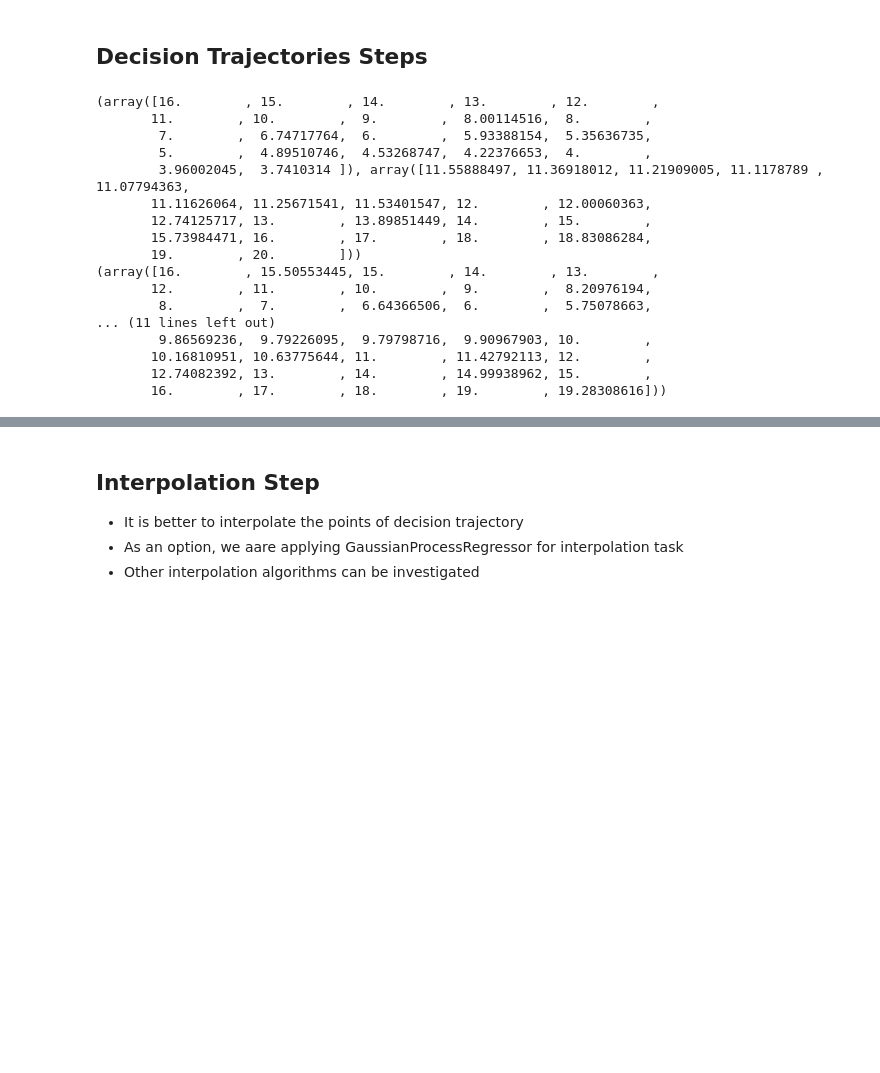
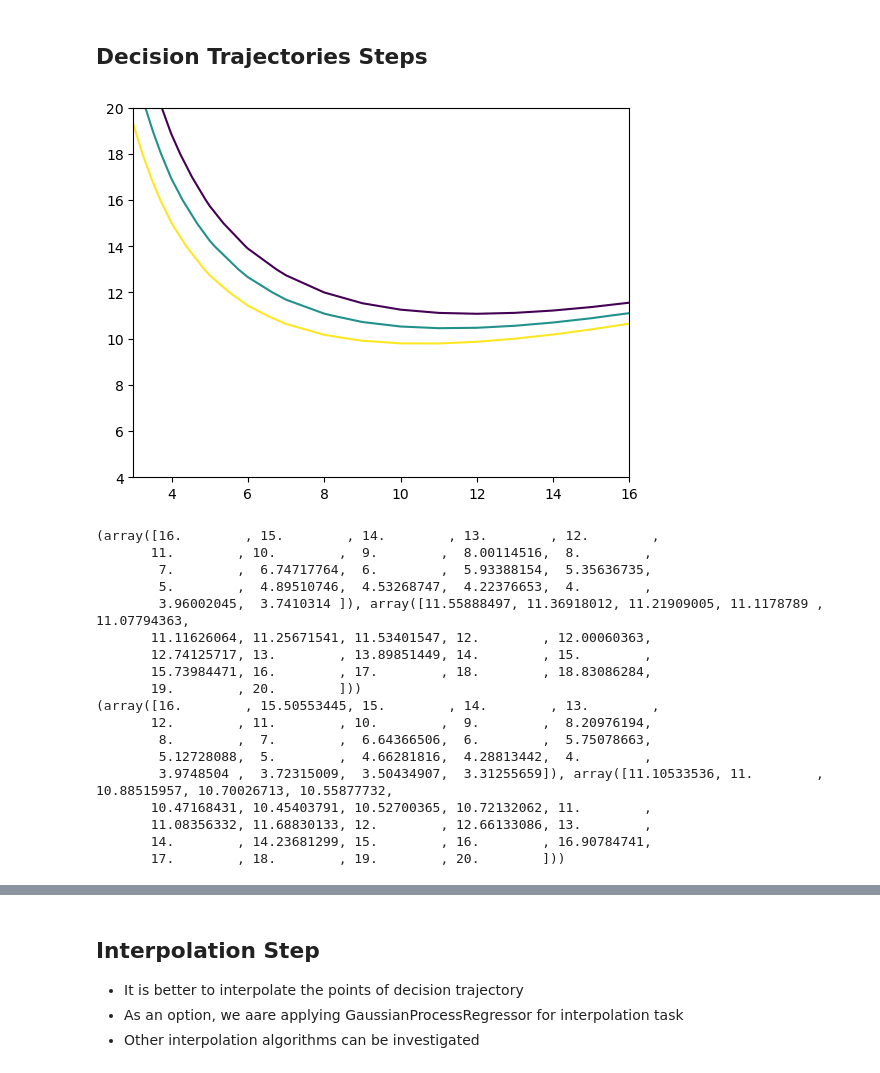
Before and after one commit to dsin85691/SSBA_For_Counterfactuals, a Jupyter notebook: All_Steps.ipynb, the cells around one changed output, grey strips where cells are left out. Cells and saved outputs as stored; diff of their text form; code cells hidden in the pictures; blank space fills up the shorter version.

```diff
--- a/All_Steps.ipynb
+++ b/All_Steps.ipynb
@@ -115,8 +84,17 @@ array([[ 8. , 12. ],
 [figure]
 # %% [markdown]
 ## Decision Trajectories Steps
+# %%
+X = X_train
+x1_min, x1_max = X[:, 0].min() - 1, X[:, 0].max() + 1
+x2_min, x2_max = X[:, 1].min() - 1, X[:, 1].max() + 1
+xx1, xx2 = np.meshgrid(np.arange(x1_min, x1_max),np.arange(x2_min, x2_max))
+Z = svm_classifier.decision_function(np.array([xx1.ravel(), xx2.ravel()]).T).reshape(xx1.shape)
+contours = plt.contour(xx1, xx2, Z, levels=[-1, 0, 1])
+# %% [output]
+[figure, added]
 # %%
-for collection in contours.collections:
+for collection in contours.collections[:2]:
     for path in collection.get_paths():
         vertices = path.vertices
         x_coords = vertices[:, 0]
@@ -135,9 +113,10 @@ for collection in contours.collections:
 (array([16.        , 15.50553445, 15.        , 14.        , 13.        ,
        12.        , 11.        , 10.        ,  9.        ,  8.20976194,
         8.        ,  7.        ,  6.64366506,  6.        ,  5.75078663,
-... (11 lines left out)
-        9.86569236,  9.79226095,  9.79798716,  9.90967903, 10.        ,
-       10.16810951, 10.63775644, 11.        , 11.42792113, 12.        ,
-       12.74082392, 13.        , 14.        , 14.99938962, 15.        ,
-       16.        , 17.        , 18.        , 19.        , 19.28308616]))
+        5.12728088,  5.        ,  4.66281816,  4.28813442,  4.        ,
+        3.9748504 ,  3.72315009,  3.50434907,  3.31255659]), array([11.10533536, 11.        , 10.88515957, 10.70026713, 10.55877732,
+       10.47168431, 10.45403791, 10.52700365, 10.72132062, 11.        ,
+       11.08356332, 11.68830133, 12.        , 12.66133086, 13.        ,
+       14.        , 14.23681299, 15.        , 16.        , 16.90784741,
+       17.        , 18.        , 19.        , 20.        ]))
 # %%
```
Also changed, not shown: parts of 17 cells of this notebook, 1 other file.
